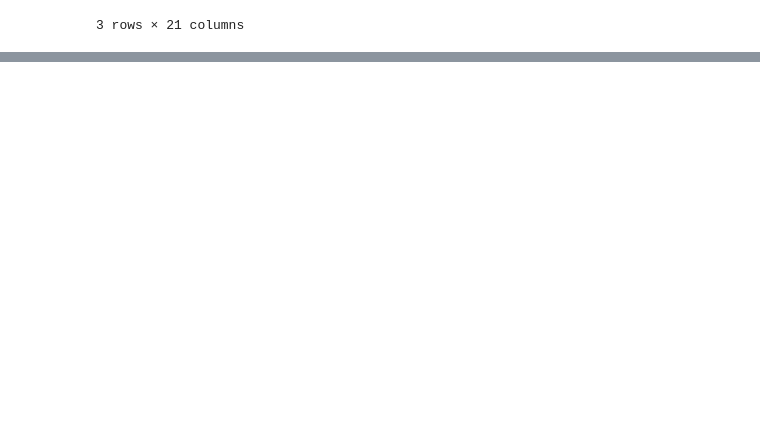
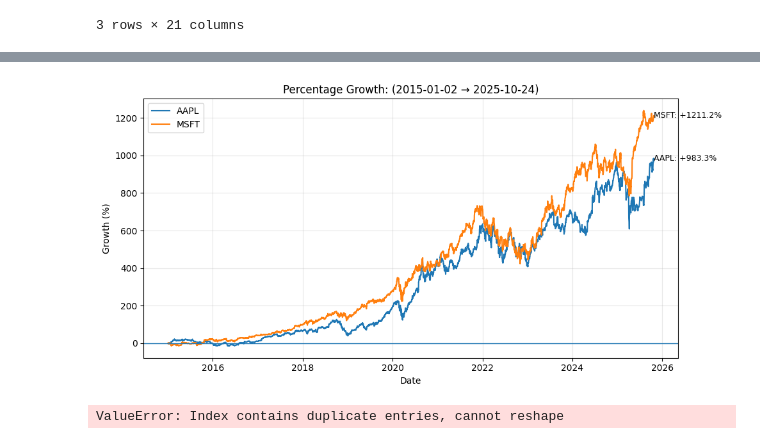
Before and after one commit to AdarshArunEire/MontecarloStock, a Jupyter notebook: MonteCarloStockNotebook.ipynb, the cells around one changed output, grey strips where cells are left out. Saved outputs shown, nothing was run; the diff lists cells and outputs as text; code cells hidden in the pictures; blank space fills up the shorter version.

```diff
--- a/MonteCarloStockNotebook.ipynb
+++ b/MonteCarloStockNotebook.ipynb
@@ -117,0 +144,71 @@ df.tail(3)
+# %%
+# --- Percentage growth with 1$}
+
+con = sqlite3.connect("market_data.db")
+df = pd.read_sql("""
+    SELECT Date, Ticker, [Adj Close_num] AS AdjClose
+    FROM prices_raw
+    WHERE Ticker IN ('AAPL','MSFT')
+    ORDER BY Date;
+""", con)
+con.close()
+
+df["Date"] = pd.to_datetime(df["Date"], errors="coerce")
+
+plt.figure(figsize=(10,5))
+
+first_date, last_date = None, None  # placeholders
+
+for tkr, sub in df.groupby("Ticker"):
+    sub = sub.dropna(subset=["AdjClose"]).copy()
+    if sub.empty:
+        print(f"[warn] No valid AdjClose for {tkr}, skipping.")
+        continue
+
+    # record first/last valid dates (once)
+    if first_date is None:
+        first_date = sub["Date"].iloc[0]
+    last_date = sub["Date"].iloc[-1]
+
+    base = sub["AdjClose"].iloc[0]
+    sub["PctGrowth"] = (sub["AdjClose"] / base - 1.0) * 100.0
+
+    plt.plot(sub["Date"], sub["PctGrowth"], label=tkr)
+    end_pct = sub["PctGrowth"].iloc[-1]
+    plt.text(sub["Date"].iloc[-1], sub["PctGrowth"].iloc[-1],
+             f"{tkr}: {end_pct:+.1f}%", va="center", ha="left", fontsize=9)
+
+# --- dynamic title using date range
+if first_date is not None and last_date is not None:
+    date_range = f"{first_date:%Y-%m-%d} → {last_date:%Y-%m-%d}"
+else:
+    date_range = "(dates unknown)"
+
+plt.title(f"Percentage Growth: ({date_range})")
+plt.xlabel("Date")
+plt.ylabel("Growth (%)")
+plt.axhline(0, lw=1)
+plt.legend()
+plt.grid(True, alpha=0.3)
+plt.tight_layout()
+plt.show()
+# %% [output]
+[figure, added]
+# %%
+# Get daily returns for multiple tickers and pivot
+con = sqlite3.connect("market_data.db")
+df = pd.read_sql("""
+    SELECT Date, Ticker, DailyReturn_pct
+    FROM prices_raw
+    WHERE Ticker IN ('AAPL','MSFT','GOOGL','TSLA')
+    ORDER BY Date;
+""", con)
+con.close()
+
+pivot = df.pivot(index="Date", columns="Ticker", values="DailyReturn_pct")
+
+# Compute correlation matrix across tickers
+corr_matrix = pivot.corr()
+print(corr_matrix)
+# %% [output]
+ValueError: Index contains duplicate entries, cannot reshape
```
Also changed, not shown: parts of 1 cell of this notebook, 2 other files.
